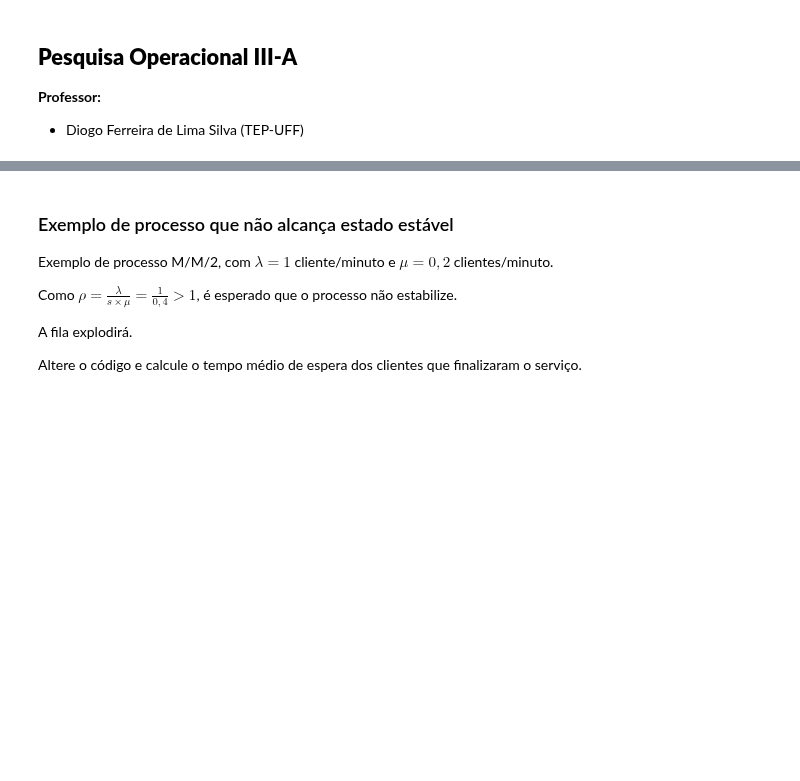
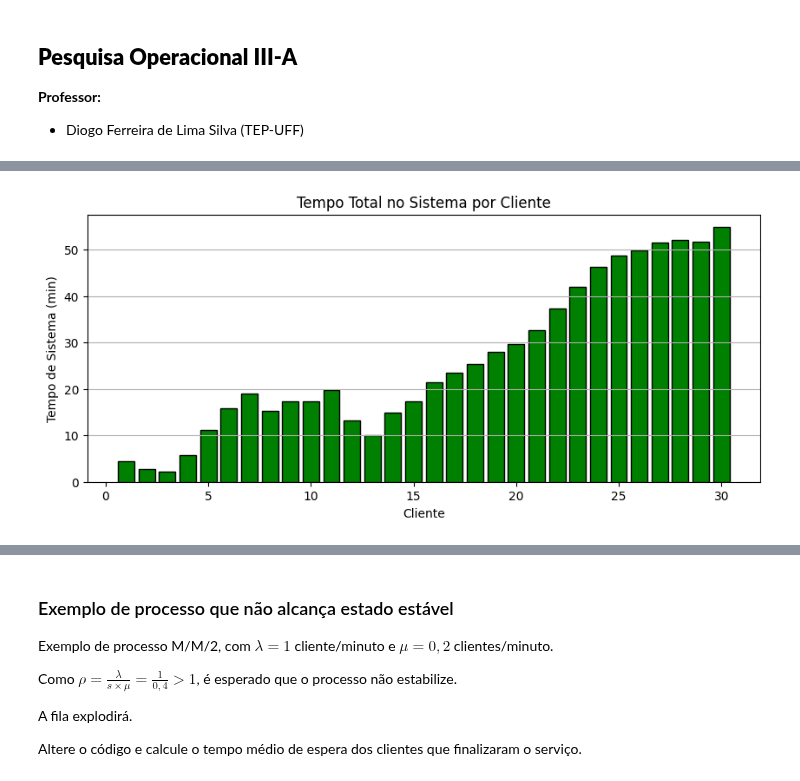
Before and after one commit to diogoflim/Pesquisa-Operacional-III-A, a Jupyter notebook: 13_Filas.ipynb, the cells around one changed output, grey strips where cells are left out. Cells and saved outputs as stored; diff of their text form; code cells hidden in the pictures; blank space fills up the shorter version.

```diff
--- a/13_Filas.ipynb
+++ b/13_Filas.ipynb
@@ -7,0 +145,12 @@
+# %%
+# Tempo Total no Sistema por Cliente
+
+plt.figure(figsize=(10, 4))
+plt.bar(range(1, n_clientes + 1), tempo_sistema, color='green', edgecolor='black')
+plt.title("Tempo Total no Sistema por Cliente")
+plt.xlabel("Cliente")
+plt.ylabel("Tempo de Sistema (min)")
+plt.grid(True, axis='y')
+plt.show()
+# %% [output]
+[figure, added]
```
Also changed, not shown: parts of 34 cells of this notebook, 1 other file.
